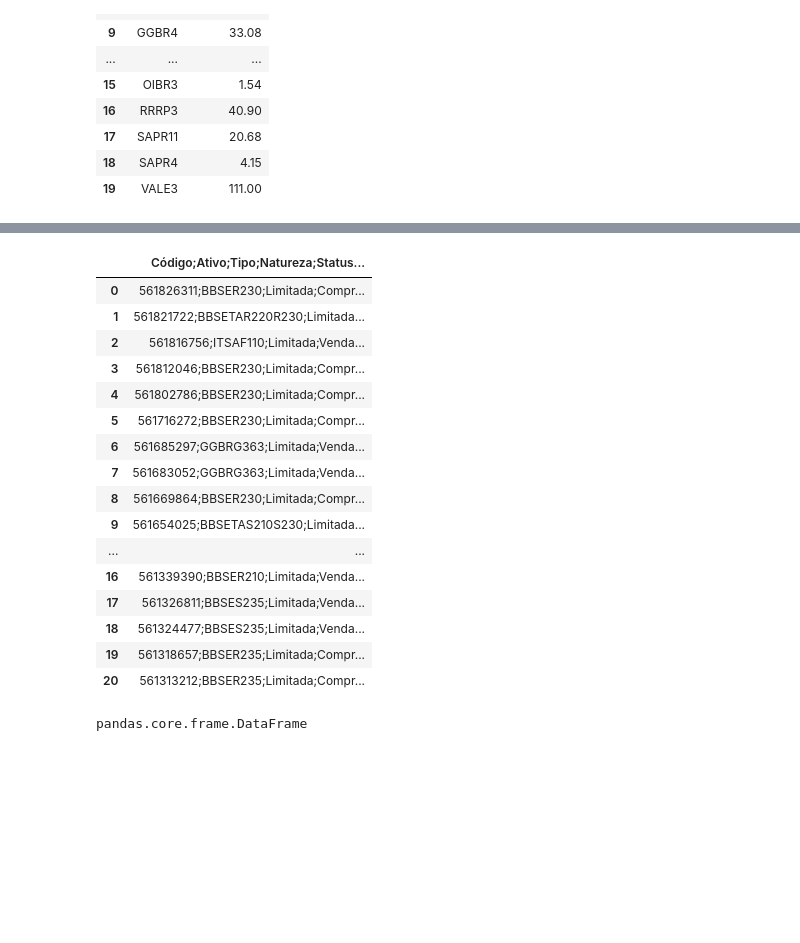
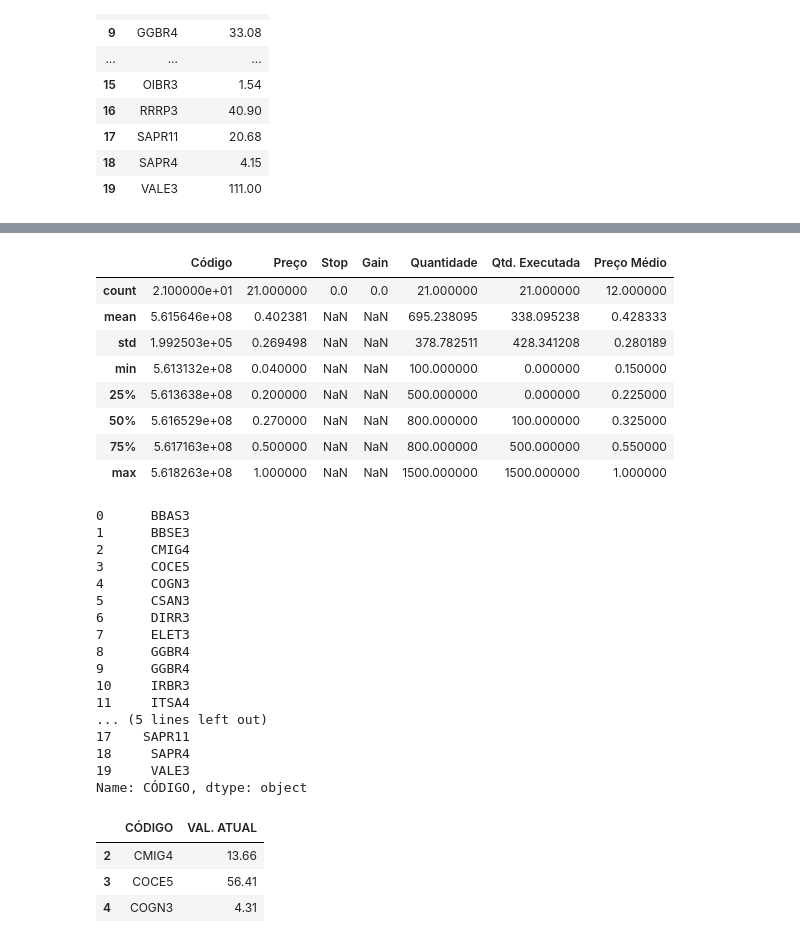
Before and after one commit to rcarasek/Python-for-Investment, a Jupyter notebook: pandas&coalas.ipynb, the cells around one changed output, grey strips where cells are left out. Drawn from its saved outputs; the diff is of its cells as text; code cells hidden in the pictures; blank space fills up the shorter version.

```diff
--- a/pandas&coalas.ipynb
+++ b/pandas&coalas.ipynb
@@ -53,3 +53,5 @@ display(df_ativosDoExcel)
 | 17 | SAPR11 | 20.68 |
 | 18 | SAPR4 | 4.15 |
 | 19 | VALE3 | 111.00 |
+# %%
+df_orders = pd.read_excel('/content/Ativos_Orders_Py.xlsx', sheet_name='ordem')
@@ -63,26 +110,12 @@ Mounted at /content/drive
-# %%
-df_orders = pd.read_csv('/content/orders-2021.05.28-19_04_16.csv')
 # %%
-display(df_orders)
+display(df_orders.describe())
 # %% [output]
-|  | Código;Ativo;Tipo;Natureza;Status... |
-| 0 | 561826311;BBSER230;Limitada;Compr... |
-| 1 | 561821722;BBSETAR220R230;Limitada... |
-| 2 | 561816756;ITSAF110;Limitada;Venda... |
-| 3 | 561812046;BBSER230;Limitada;Compr... |
-| 4 | 561802786;BBSER230;Limitada;Compr... |
-| 5 | 561716272;BBSER230;Limitada;Compr... |
-| 6 | 561685297;GGBRG363;Limitada;Venda... |
-| 7 | 561683052;GGBRG363;Limitada;Venda... |
-| 8 | 561669864;BBSER230;Limitada;Compr... |
-| 9 | 561654025;BBSETAS210S230;Limitada... |
-| ... | ... |
-| 16 | 561339390;BBSER210;Limitada;Venda... |
-| 17 | 561326811;BBSES235;Limitada;Venda... |
-| 18 | 561324477;BBSES235;Limitada;Venda... |
-| 19 | 561318657;BBSER235;Limitada;Compr... |
-| 20 | 561313212;BBSER235;Limitada;Compr... |
+|  | Código | Preço | Stop | Gain | Quantidade | Qtd. Executada | Preço Médio |
+| count | 2.100000e+01 | 21.000000 | 0.0 | 0.0 | 21.000000 | 21.000000 | 12.000000 |
+| mean | 5.615646e+08 | 0.402381 | NaN | NaN | 695.238095 | 338.095238 | 0.428333 |
+| std | 1.992503e+05 | 0.269498 | NaN | NaN | 378.782511 | 428.341208 | 0.280189 |
+| min | 5.613132e+08 | 0.040000 | NaN | NaN | 100.000000 | 0.000000 | 0.150000 |
+| 25% | 5.613638e+08 | 0.200000 | NaN | NaN | 500.000000 | 0.000000 | 0.225000 |
+| 50% | 5.616529e+08 | 0.270000 | NaN | NaN | 800.000000 | 100.000000 | 0.325000 |
+| 75% | 5.617163e+08 | 0.500000 | NaN | NaN | 800.000000 | 500.000000 | 0.550000 |
+| max | 5.618263e+08 | 1.000000 | NaN | NaN | 1500.000000 | 1500.000000 | 1.000000 |
-# %%
-type(df_orders)
-# %% [output]
-pandas.core.frame.DataFrame
@@ -88,0 +124,27 @@ pandas.core.frame.DataFrame
+# %%
+ativo
+# %% [output]
+0      BBAS3
+1      BBSE3
+2      CMIG4
+3      COCE5
+4      COGN3
+5      CSAN3
+6      DIRR3
+7      ELET3
+8      GGBR4
+9      GGBR4
+10     IRBR3
+11     ITSA4
+... (5 lines left out)
+17    SAPR11
+18     SAPR4
+19     VALE3
+Name: CÓDIGO, dtype: object
+# %%
+display(df_ativosDoExcel.loc[2:4])
+# %% [output]
+|  | CÓDIGO | VAL. ATUAL |
+| 2 | CMIG4 | 13.66 |
+| 3 | COCE5 | 56.41 |
+| 4 | COGN3 | 4.31 |
```
Also changed, not shown: parts of 10 cells of this notebook.
